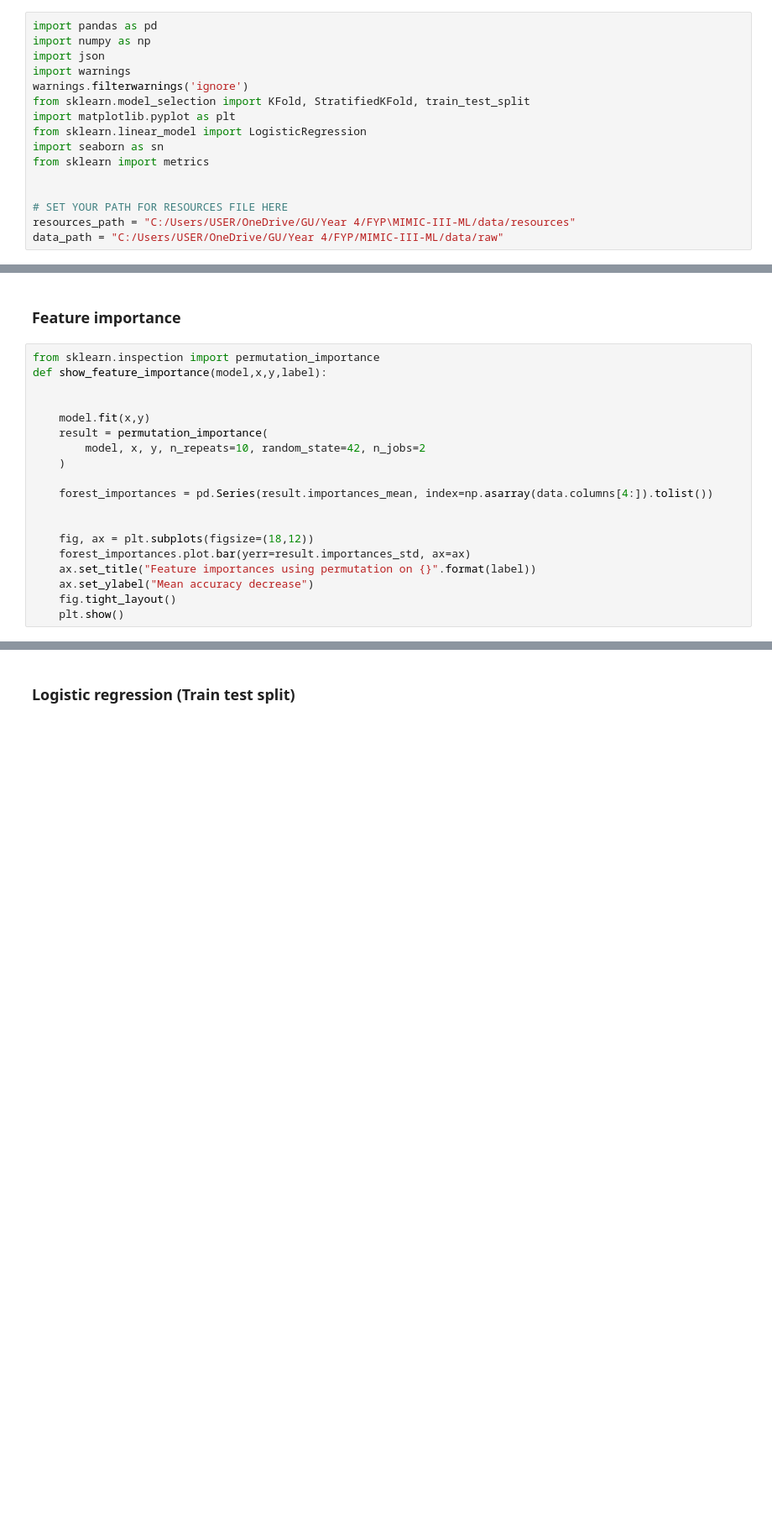
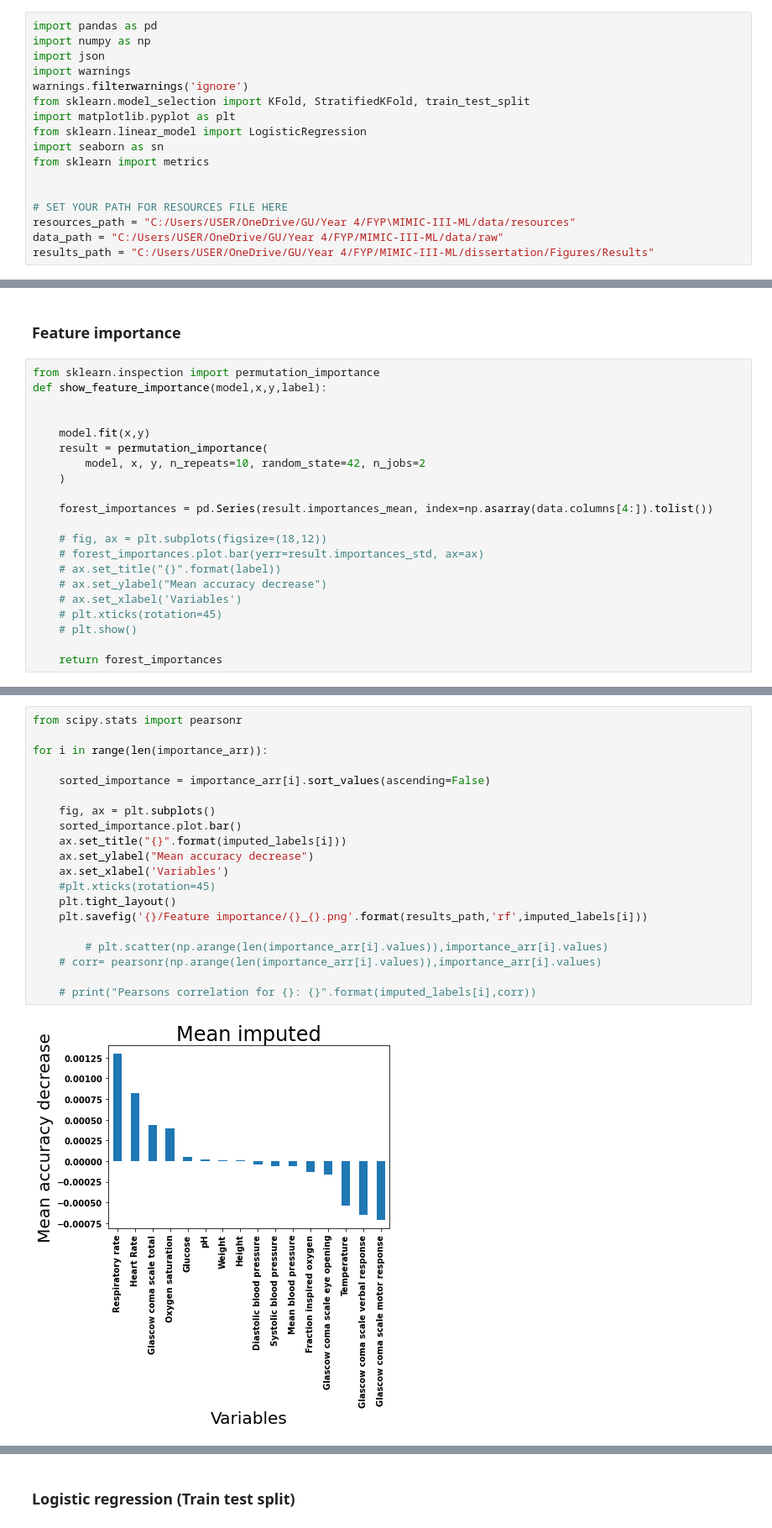
Before and after one commit to llhtoby/MIMIC-III-ML, a Jupyter notebook: src/Imputation comparison.ipynb, the cells around one changed output, grey strips where cells are left out. Shown at 84% size. Drawn from its saved outputs; the diff is of its cells as text; blank space fills up the shorter version.

Commit message:
added figures for dissertation and updated imputation comparison code

```diff
--- a/src/Imputation comparison.ipynb
+++ b/src/Imputation comparison.ipynb
@@ -20,3 +20,4 @@ from sklearn import metrics
 # SET YOUR PATH FOR RESOURCES FILE HERE
 resources_path = "C:/Users/USER/OneDrive/GU/Year 4/FYP\MIMIC-III-ML/data/resources"
 data_path = "C:/Users/USER/OneDrive/GU/Year 4/FYP/MIMIC-III-ML/data/raw"
+results_path = "C:/Users/USER/OneDrive/GU/Year 4/FYP/MIMIC-III-ML/dissertation/Figures/Results"
@@ -388,10 +385,12 @@ def show_feature_importance(model,x,y,label):
 
     forest_importances = pd.Series(result.importances_mean, index=np.asarray(data.columns[4:]).tolist())
 
+    # fig, ax = plt.subplots(figsize=(18,12))
+    # forest_importances.plot.bar(yerr=result.importances_std, ax=ax)
+    # ax.set_title("{}".format(label))
+    # ax.set_ylabel("Mean accuracy decrease")
+    # ax.set_xlabel('Variables')
+    # plt.xticks(rotation=45)
+    # plt.show()
 
-    fig, ax = plt.subplots(figsize=(18,12))
-    forest_importances.plot.bar(yerr=result.importances_std, ax=ax)
-    ax.set_title("Feature importances using permutation on {}".format(label))
-    ax.set_ylabel("Mean accuracy decrease")
-    fig.tight_layout()
-    plt.show()
+    return forest_importances
@@ -433,0 +427,22 @@ Elapsed time to compute the importances: 18.526 seconds
+# %%
+from scipy.stats import pearsonr
+
+for i in range(len(importance_arr)):
+
+    sorted_importance = importance_arr[i].sort_values(ascending=False)
+
+    fig, ax = plt.subplots()
+    sorted_importance.plot.bar()
+    ax.set_title("{}".format(imputed_labels[i]))
+    ax.set_ylabel("Mean accuracy decrease")
+    ax.set_xlabel('Variables')
+    #plt.xticks(rotation=45)
+    plt.tight_layout()
+    plt.savefig('{}/Feature importance/{}_{}.png'.format(results_path,'rf',imputed_labels[i]))
+
+        # plt.scatter(np.arange(len(importance_arr[i].values)),importance_arr[i].values)
+    # corr= pearsonr(np.arange(len(importance_arr[i].values)),importance_arr[i].values)
+
+    # print("Pearsons correlation for {}: {}".format(imputed_labels[i],corr))
+# %% [output]
+[figure, added]
```
Also changed, not shown: parts of 11 cells of this notebook, 56 other files.
